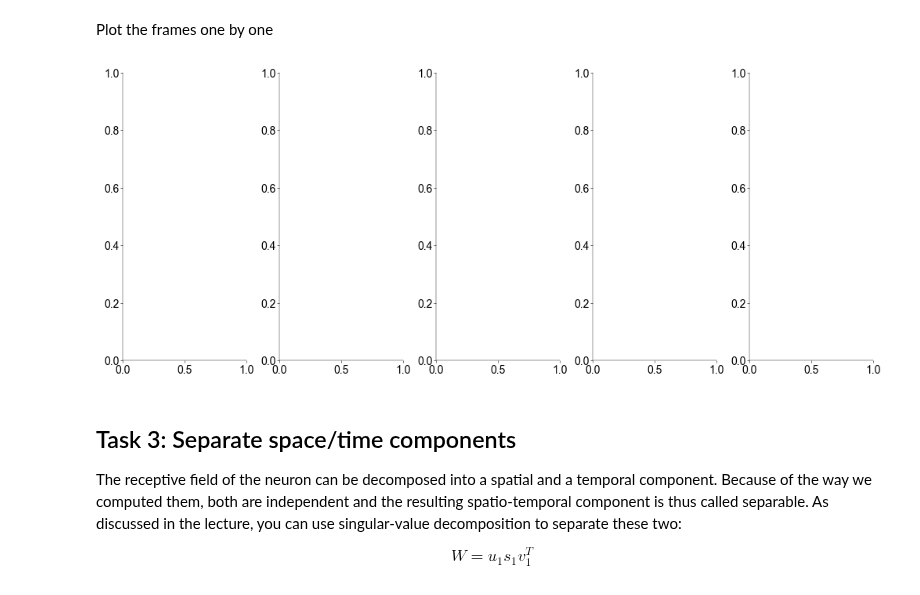
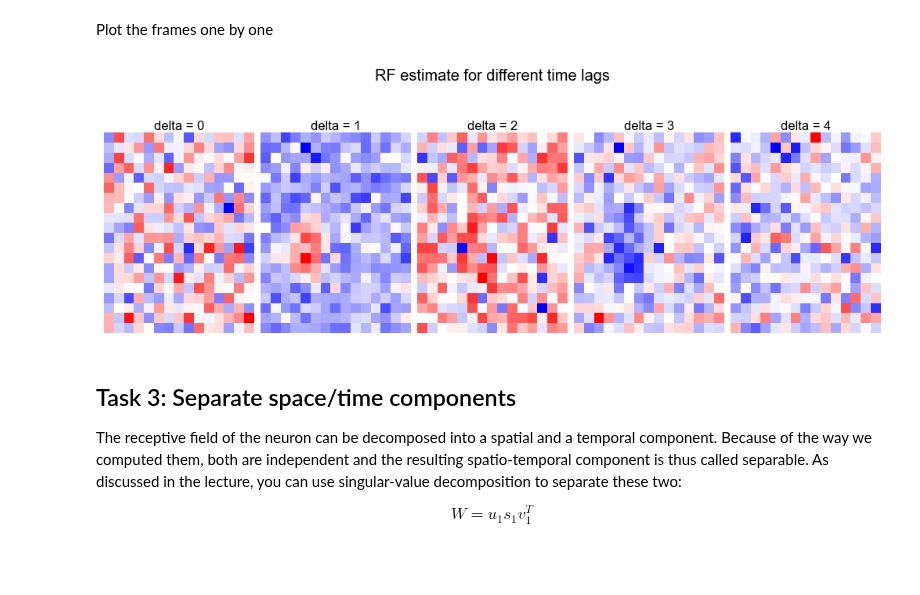
Before and after one commit to H-Kugler/neural-data-science, a Jupyter notebook: notebooks/CodingLab5_leandro.ipynb, the cells around one changed output. Saved outputs shown, nothing was run; the diff lists cells and outputs as text; code cells hidden in the pictures; blank space fills up the shorter version.

```diff
--- a/notebooks/CodingLab5_leandro.ipynb
+++ b/notebooks/CodingLab5_leandro.ipynb
@@ -140,7 +140,8 @@ def sample_lnp(w, nT, dt, R, v):
     # neuron with receptive field kernel w. (0.5 pts)
     # ------------------------------------------------
 
-    s = np.random.normal(0, np.sqrt(v), (w.shape[0], nT))
+    s = np.random.randint(0, 2, size=(len(w),nT)) * v
+    # s = np.random.normal(0, np.sqrt(v), (w.shape[0], nT))
     r = np.exp(w.T @ s) * dt * R
     c = np.random.poisson(r)
 
@@ -302,6 +303,7 @@ Create vector of spike counts
 # Bin the spike counts at the same temporal
 # resolution as the stimulus (0.5 pts)
 # ------------------------------------------
+spike_counts, _ = np.histogram(t, bins = trigger)
 # %% [markdown]
 Fit receptive field for each frame separately
 # %%
@@ -315,22 +317,54 @@ Fit receptive field for each frame separately
 # be in the shape of (Dx * Dy, 5)
 # ------------------------------------------
 
-# specify the time lags
-delta = [0, 1, 2, 3, 4]
+w0 = np.random.uniform(2,size=300).flatten()*0.001
+
+# specify the time lags^
+deltas = [0, 1, 2, 3, 4]
 
 # fit for each delay
+w_hat = np.zeros((s[:,0].shape[0], len(deltas)))
+
+for i, delta in enumerate(deltas):
+        shortened_s = s[:,:-delta] if delta != 0 else s
+        lagged_counts = spike_counts[delta:]
+        w_hat[:,i] = opt.minimize(
+                negloglike_lnp,
+                x0 = w0,
+                args = (lagged_counts, shortened_s),
+                method = 'CG',
+                jac = True
+        ).x
+
+# w_hat /= len(trigger) # TODO review this
 # %% [markdown]
 Plot the frames one by one
 # %%
 # insert your code here
+import seaborn as sns
 
 # --------------------------------------------
 # Plot all 5 frames of the fitted RFs (0.5 pt)
 # --------------------------------------------
 
-fig, ax = plt.subplot_mosaic(mosaic=[delta], figsize=(10,4), constrained_layout=True)
+fig, ax = plt.subplot_mosaic(mosaic=[deltas], figsize=(10,4), constrained_layout=True)
+
+for i, d in enumerate(deltas):
+    sns.heatmap(
+        w_hat[:,i].reshape(20, 15),
+        ax = ax[i],
+        cmap = "bwr",
+        square = True,
+        cbar = False,
+        yticklabels=False,
+        xticklabels=False
+    )
+    ax[i].set_title(f"delta = {d}")
+
+fig.suptitle("RF estimate for different time lags", size = "x-large")
+fig.tight_layout()
 # %% [output]
-[figure, old version]
+[figure, new version]
 # %% [markdown]
 ## Task 3: Separate space/time components
 
```
Also changed, not shown: parts of 9 cells of this notebook.
